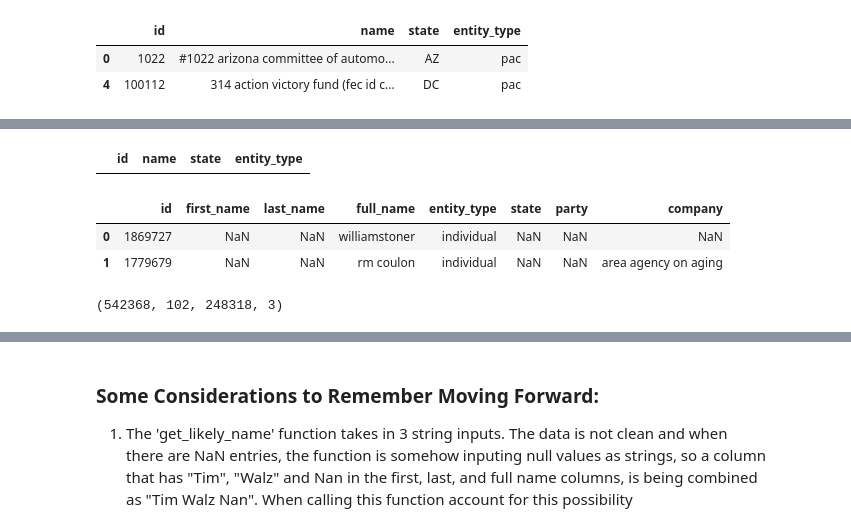
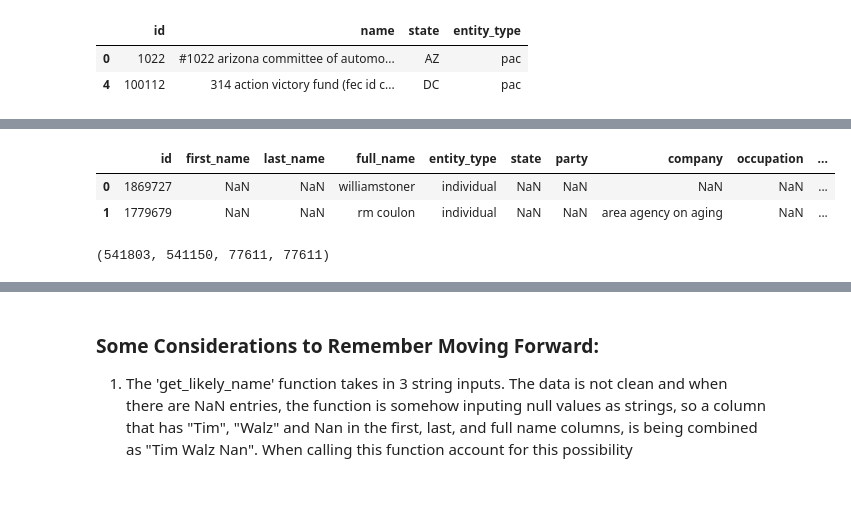
Before and after one commit to uchicago-dsi/climate-cabinet-campaign-finance-tracker, a Jupyter notebook: notebooks/Test.ipynb, the cells around one changed output, grey strips where cells are left out. Cells and saved outputs as stored; diff of their text form; code cells hidden in the pictures; blank space fills up the shorter version.

```diff
--- a/notebooks/Test.ipynb
+++ b/notebooks/Test.ipynb
@@ -7,7 +6,7 @@ import matplotlib.pyplot as plt
 
 from utils.linkage import deduplicate_perfect_matches
 # %%
-orgs_sample = pd.read_csv("../output/complete_organizations_table.csv",index_col=0)#,nrows=10000).sample(10)
-inds_sample = pd.read_csv("../output/complete_individuals_table.csv",index_col=0, low_memory=False)#, nrows=10000).sample(10)
+orgs_df = pd.read_csv("../output/complete_organizations_table.csv",index_col=0)#,nrows=10000).sample(10)
+inds_df = pd.read_csv("../output/complete_individuals_table.csv",index_col=0, low_memory=False)#, nrows=10000).sample(10)
 transactions = pd.read_csv("../output/complete_transactions_table.csv",index_col=0, low_memory=False)
 # %%
@@ -25,16 +24,12 @@ transactions.head(2)
-# %%
-orgs_sample.loc[orgs_sample['id']=='201800301']
-# %% [output]
-|  | id | name | state | entity_type |
 # %%
-inds_sample.head(2)
+inds_df.head(2)
 # %% [output]
-|  | id | first_name | last_name | full_name | entity_type | state | party | company |
-| 0 | 1869727 | NaN | NaN | williamstoner | individual | NaN | NaN | NaN |
-| 1 | 1779679 | NaN | NaN | rm coulon | individual | NaN | NaN | area agency on aging |
+|  | id | first_name | last_name | full_name | entity_type | state | party | company | occupation | ... |
+| 0 | 1869727 | NaN | NaN | williamstoner | individual | NaN | NaN | NaN | NaN | ... |
+| 1 | 1779679 | NaN | NaN | rm coulon | individual | NaN | NaN | area agency on aging | NaN | ... |
 # %%
-inds_ids = set(inds_sample.id.tolist())
-orgs_ids = set(orgs_sample.id.tolist())
+inds_ids = set(inds_df.id.tolist())
+orgs_ids = set(orgs_df.id.tolist())
 trans_donorids = set(transactions.donor_id.tolist())
 trans_recepids = set(transactions.recipient_id.tolist())
 ind_id_there, org_id_there = [], []
@@ -52,7 +47,7 @@ for org_id in orgs_ids:
 
 len(inds_ids), len(ind_id_there), len(orgs_ids), len(org_id_there)
 # %% [output]
-(542368, 102, 248318, 3)
+(541803, 541150, 77611, 77611)
 # %%
 a = []
 for ind_id in inds_ids:
```
Also changed, not shown: parts of 12 cells of this notebook, 1 other file.
